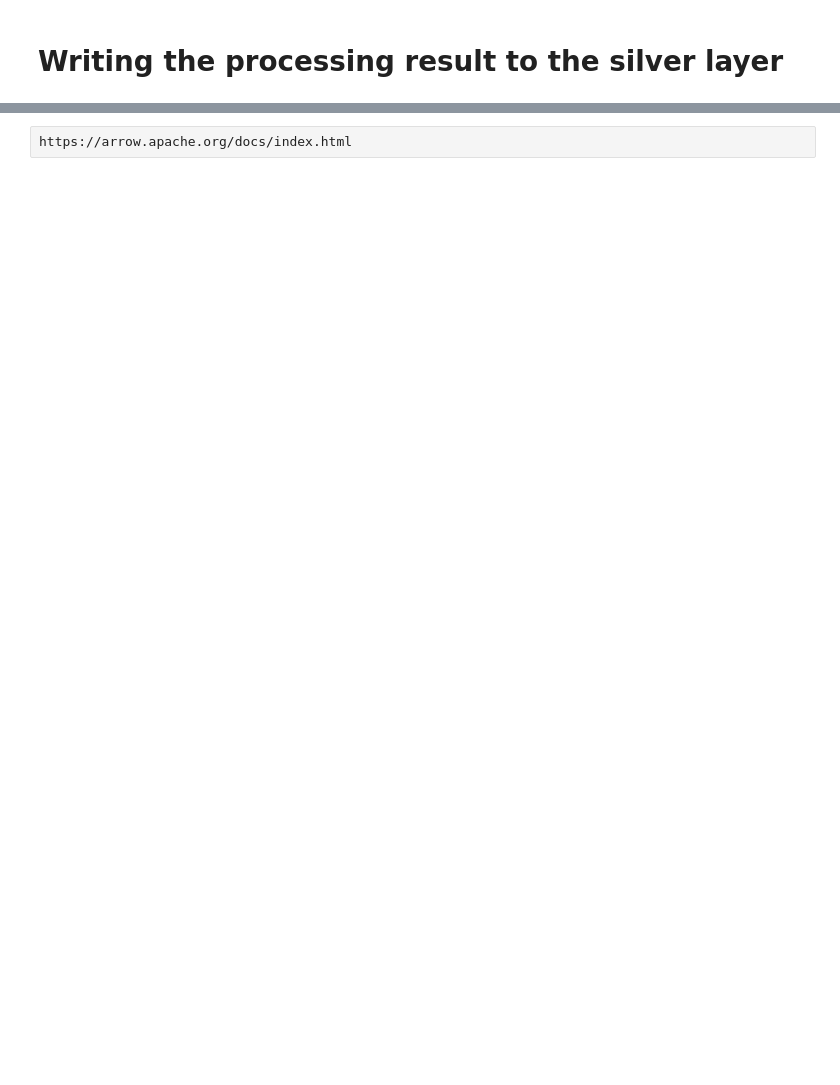
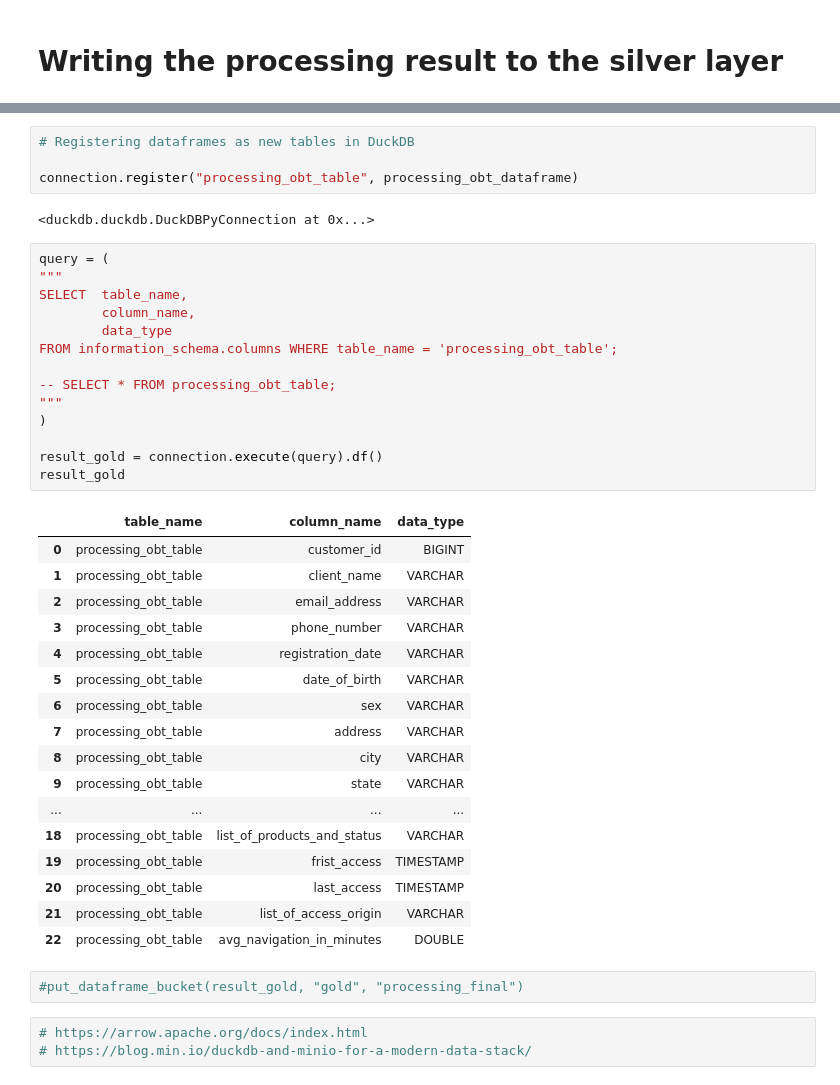
Before and after one commit to Renatoelho/data-lake, a Jupyter notebook: app/notebooks/Transforming-data-between-bronze-and-silver-layers.ipynb, the cells around one changed output, grey strips where cells are left out. Cells and saved outputs as stored; diff of their text form; blank space fills up the shorter version.

```diff
--- a/app/notebooks/Transforming-data-between-bronze-and-silver-layers.ipynb
+++ b/app/notebooks/Transforming-data-between-bronze-and-silver-layers.ipynb
@@ -309,2 +333,43 @@ True
+# %%
+# Registering dataframes as new tables in DuckDB
+
+connection.register("processing_obt_table", processing_obt_dataframe)
+# %% [output]
+<duckdb.duckdb.DuckDBPyConnection at 0x...>
+# %%
+query = (
+"""
+SELECT  table_name,
+        column_name,
+        data_type
+FROM information_schema.columns WHERE table_name = 'processing_obt_table';
+
+-- SELECT * FROM processing_obt_table;
+"""
+)
+
+result_gold = connection.execute(query).df()
+result_gold
+# %% [output]
+|  | table_name | column_name | data_type |
+| 0 | processing_obt_table | customer_id | BIGINT |
+| 1 | processing_obt_table | client_name | VARCHAR |
+| 2 | processing_obt_table | email_address | VARCHAR |
+| 3 | processing_obt_table | phone_number | VARCHAR |
+| 4 | processing_obt_table | registration_date | VARCHAR |
+| 5 | processing_obt_table | date_of_birth | VARCHAR |
+| 6 | processing_obt_table | sex | VARCHAR |
+| 7 | processing_obt_table | address | VARCHAR |
+| 8 | processing_obt_table | city | VARCHAR |
+| 9 | processing_obt_table | state | VARCHAR |
+| ... | ... | ... | ... |
+| 18 | processing_obt_table | list_of_products_and_status | VARCHAR |
+| 19 | processing_obt_table | frist_access | TIMESTAMP |
+| 20 | processing_obt_table | last_access | TIMESTAMP |
+| 21 | processing_obt_table | list_of_access_origin | VARCHAR |
+| 22 | processing_obt_table | avg_navigation_in_minutes | DOUBLE |
+# %%
+#put_dataframe_bucket(result_gold, "gold", "processing_final")
 # %%
-https://arrow.apache.org/docs/index.html
+# https://arrow.apache.org/docs/index.html
+# https://blog.min.io/duckdb-and-minio-for-a-modern-data-stack/
```
Also changed, not shown: parts of 7 cells of this notebook.
